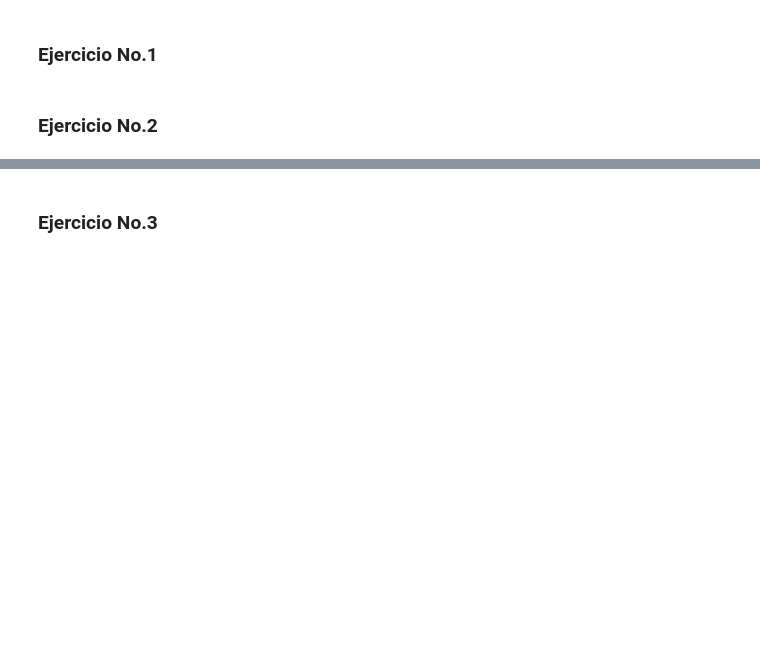
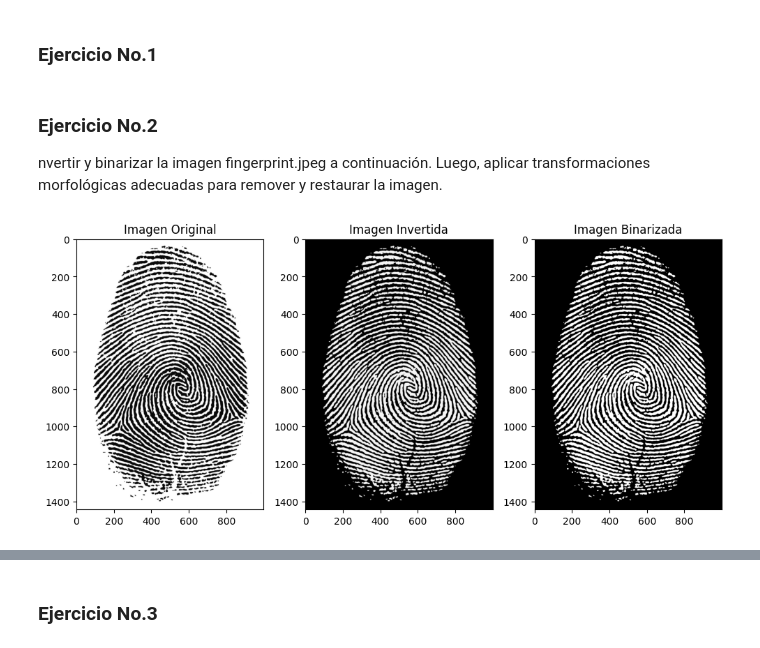
Before and after one commit to Paola-Contreras/lab01-VC, a Jupyter notebook: Lab.ipynb, the cells around one changed output, grey strips where cells are left out. Cells and saved outputs as stored; diff of their text form; code cells hidden in the pictures; blank space fills up the shorter version.

```diff
--- a/Lab.ipynb
+++ b/Lab.ipynb
@@ -5,5 +5,32 @@
 - Gabriela Contreras 20213
 # %% [markdown]
 ### Ejercicio No.1
-# %% [markdown]
-### Ejercicio No.2
+# %% [markdown]
+### Ejercicio No.2
+nvertir y binarizar la imagen fingerprint.jpeg a continuación. Luego, aplicar transformaciones morfológicas adecuadas
+para remover y restaurar la imagen.
+# %%
+import cv2
+import matplotlib.pyplot as plt
+
+# Cargar la imagen
+imagen = cv2.imread('./images/fingerprint.jpeg', cv2.IMREAD_GRAYSCALE)
+imagen_invertida = cv2.bitwise_not(imagen)
+_, imagen_binarizada = cv2.threshold(imagen_invertida, 127, 255, cv2.THRESH_BINARY)
+
+# Print de imagenes
+fig, axs = plt.subplots(1, 3, figsize=(10, 5))
+
+axs[0].imshow(imagen, cmap='gray')
+axs[0].set_title('Imagen Original')
+
+axs[1].imshow(imagen_invertida, cmap='gray')
+axs[1].set_title('Imagen Invertida')
+
+axs[2].imshow(imagen_binarizada, cmap='gray')
+axs[2].set_title('Imagen Binarizada')
+
+plt.tight_layout()
+plt.show()
+# %% [output]
+[figure, added]
```
Also changed, not shown: parts of 5 cells of this notebook, 2 other files.
